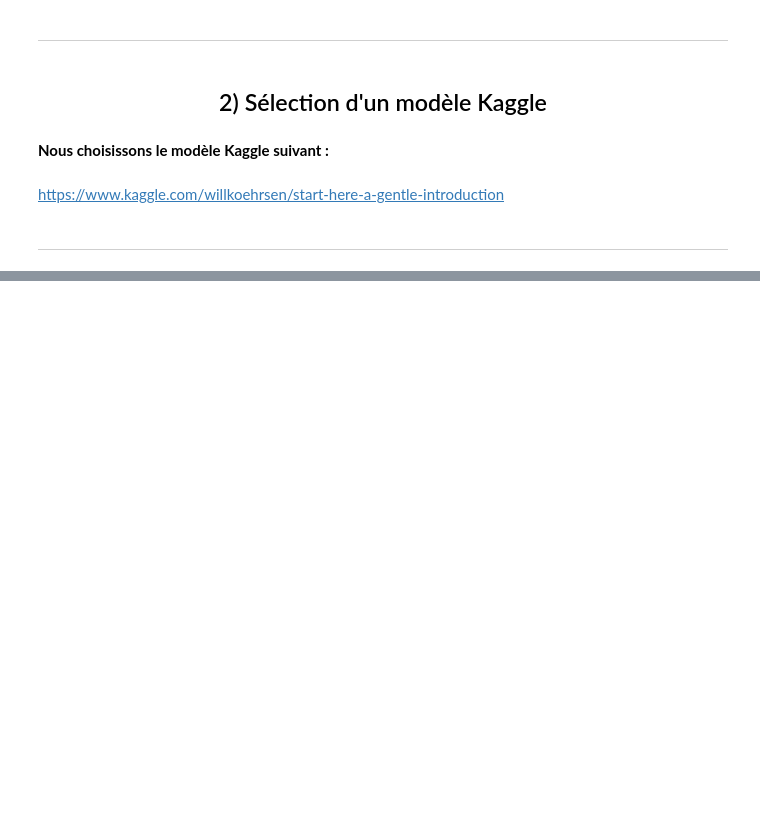
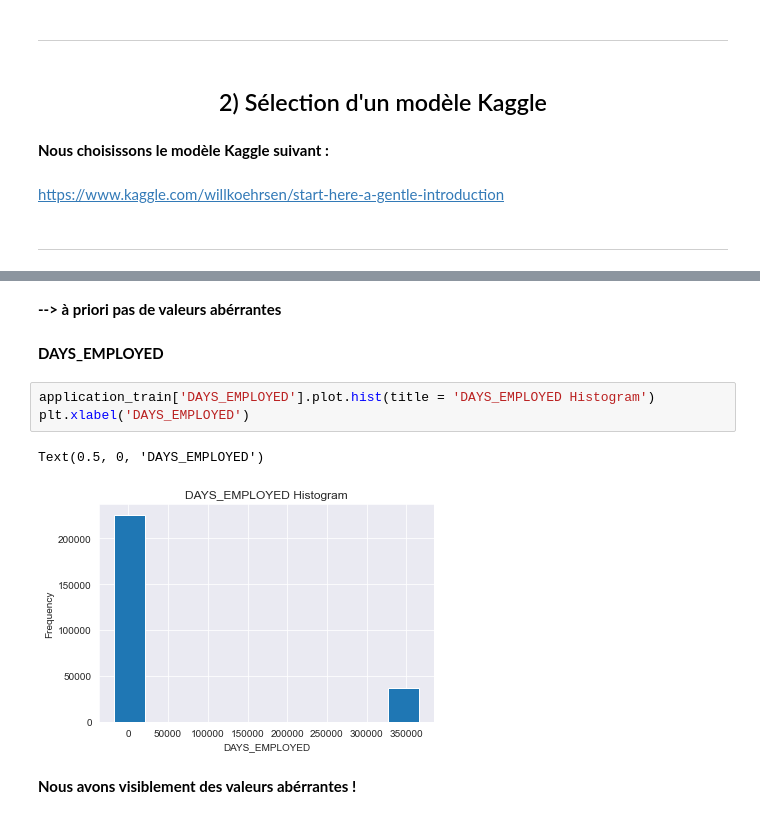
Before and after one commit to martinletouvet/oc_projet7, a Jupyter notebook: P7_Notebook.ipynb, the cells around one changed output, grey strips where cells are left out. Saved outputs shown, nothing was run; the diff lists cells and outputs as text; blank space fills up the shorter version.

```diff
--- a/P7_Notebook.ipynb
+++ b/P7_Notebook.ipynb
@@ -397,0 +576,12 @@ There are 67 columns that have missing values.
+# %% [markdown]
+**--> à priori pas de valeurs abérrantes**
+# %% [markdown]
+**DAYS_EMPLOYED**
+# %%
+application_train['DAYS_EMPLOYED'].plot.hist(title = 'DAYS_EMPLOYED Histogram')
+plt.xlabel('DAYS_EMPLOYED')
+# %% [output]
+Text(0.5, 0, 'DAYS_EMPLOYED')
+[figure, added]
+# %% [markdown]
+**Nous avons visiblement des valeurs abérrantes !**
```
Also changed, not shown: parts of 134 cells of this notebook.
